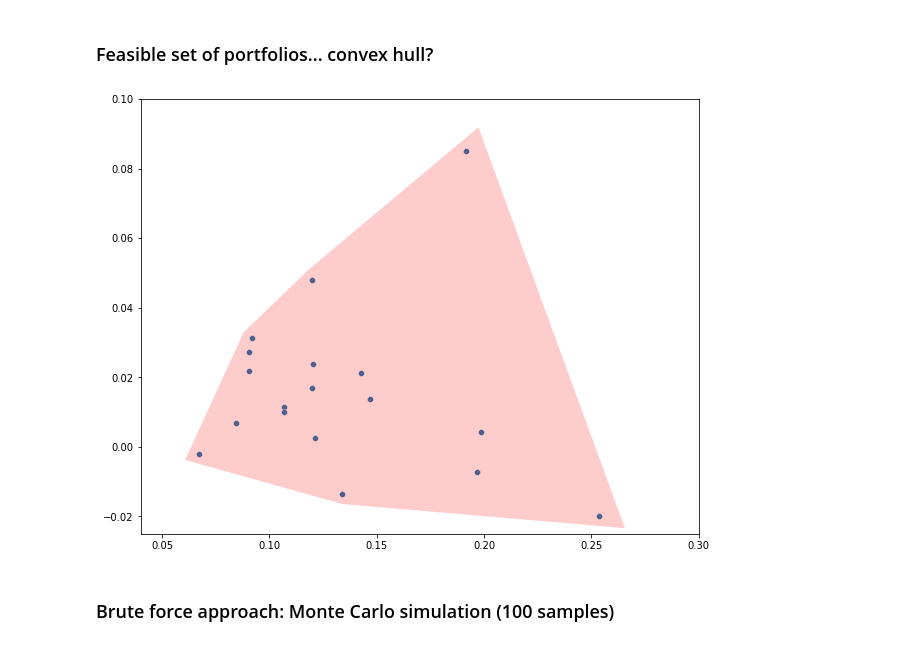
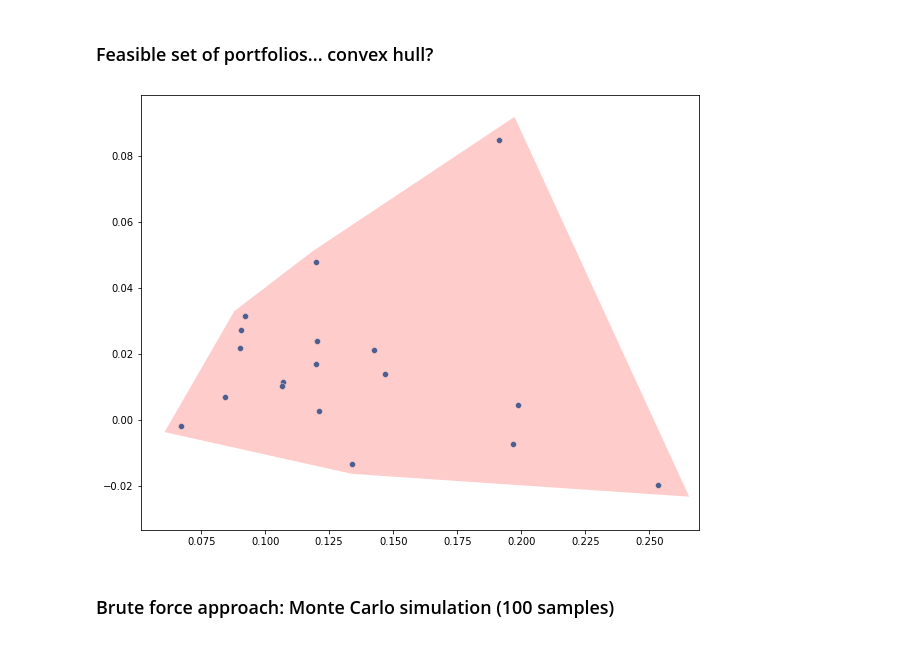
Before and after one commit to patohdzs/getting-them-stonks, a Jupyter notebook: stonks.ipynb, the cells around one changed output. Cells and saved outputs as stored; diff of their text form; code cells hidden in the pictures.

```diff
--- a/stonks.ipynb
+++ b/stonks.ipynb
@@ -169,36 +167,34 @@ singleton_portfolios = {'Volatility':stock_return_vol,'Returns':ex_returns}
 
 points = (pd.DataFrame(data=singleton_portfolios)).to_numpy()
 
 
 hull = ConvexHull(points)
 
 f, axs = plt.subplots(figsize=(10, 8))
 sns.scatterplot(x=points[:,0],
                 y=points[:,1], ax=axs)
 
 cent = np.mean(points, 0)
 pts = []
 for pt in points[hull.simplices]:
     pts.append(pt[0].tolist())
     pts.append(pt[1].tolist())
 
 pts.sort(key=lambda p: np.arctan2(p[1] - cent[1],
                                 p[0] - cent[0]))
 pts = pts[0::2]  # Deleting duplicates
 pts.insert(len(pts), pts[0])
 k = 1.1
 color = 'red'
 poly = Polygon(k*(np.array(pts)- cent) + cent,
                facecolor=color, alpha=0.2)
 
 poly.set_capstyle('round')
 plt.gca().add_patch(poly)
-axs.set(xlim = (0.04, 0.3))
-axs.set(ylim = (-0.025, 0.1))
 plt.savefig('fig_3.png')
 plt.show()
 # %% [output]
-[figure, old version]
+[figure, new version]
 # %% [markdown]
 ### Brute force approach: Monte Carlo simulation (100 samples)
 # %%
```
Also changed, not shown: parts of 25 cells of this notebook, 12 other files.
